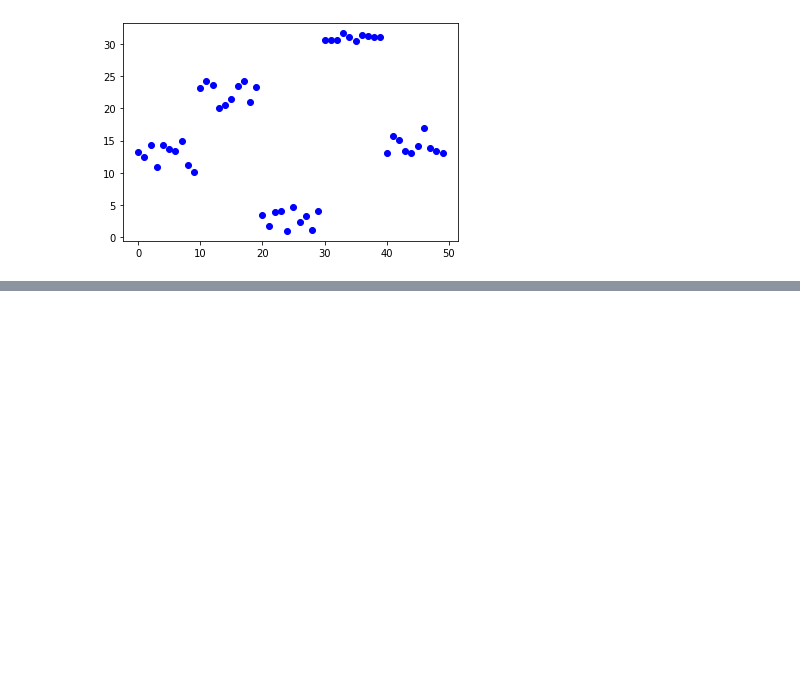
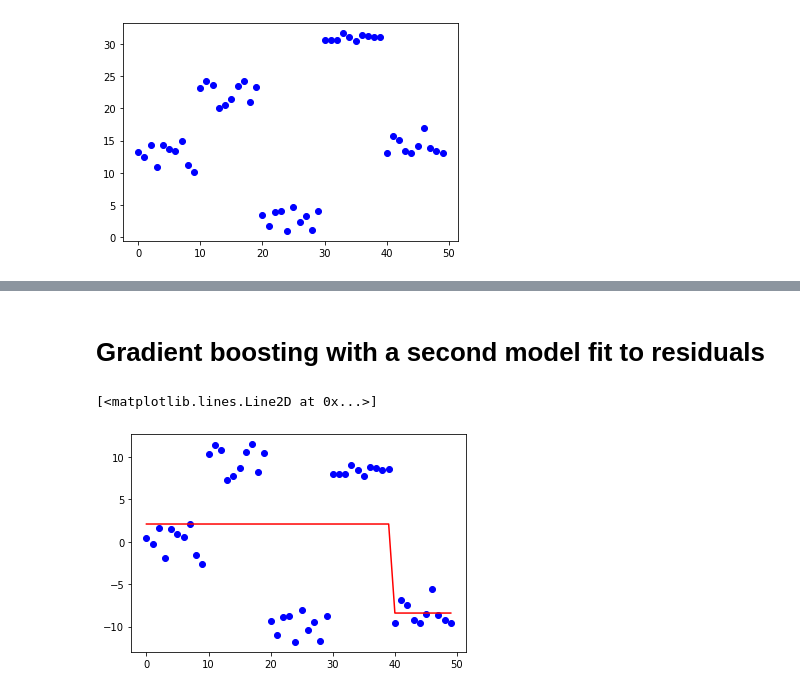
Before and after one commit to robreeves/ml-learning, a Jupyter notebook: Boosting.ipynb, the cells around one changed output, grey strips where cells are left out. Cells and saved outputs as stored; diff of their text form; code cells hidden in the pictures; blank space fills up the shorter version.

```diff
--- a/Boosting.ipynb
+++ b/Boosting.ipynb
@@ -91,0 +55,11 @@ r^2: -1.894606397029099
+# %% [markdown]
+# Gradient boosting with a second model fit to residuals
+# %%
+model_res1 = tree.DecisionTreeRegressor(max_depth=1).fit(x, residuals)
+residuals_pred = model_res1.predict(x)
+
+plt.plot(x, residuals, 'bo')
+plt.plot(x, residuals_pred, 'r')
+# %% [output]
+[<matplotlib.lines.Line2D at 0x...>]
+[figure, added]
```
Also changed, not shown: parts of 12 cells of this notebook.
